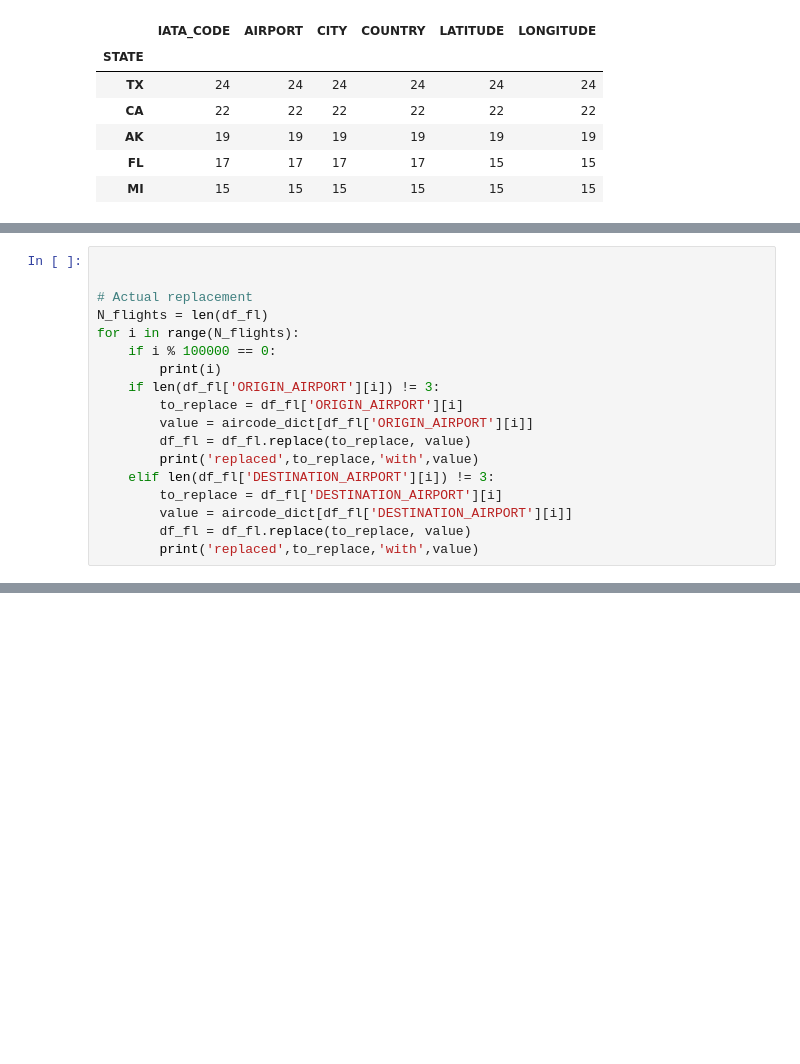
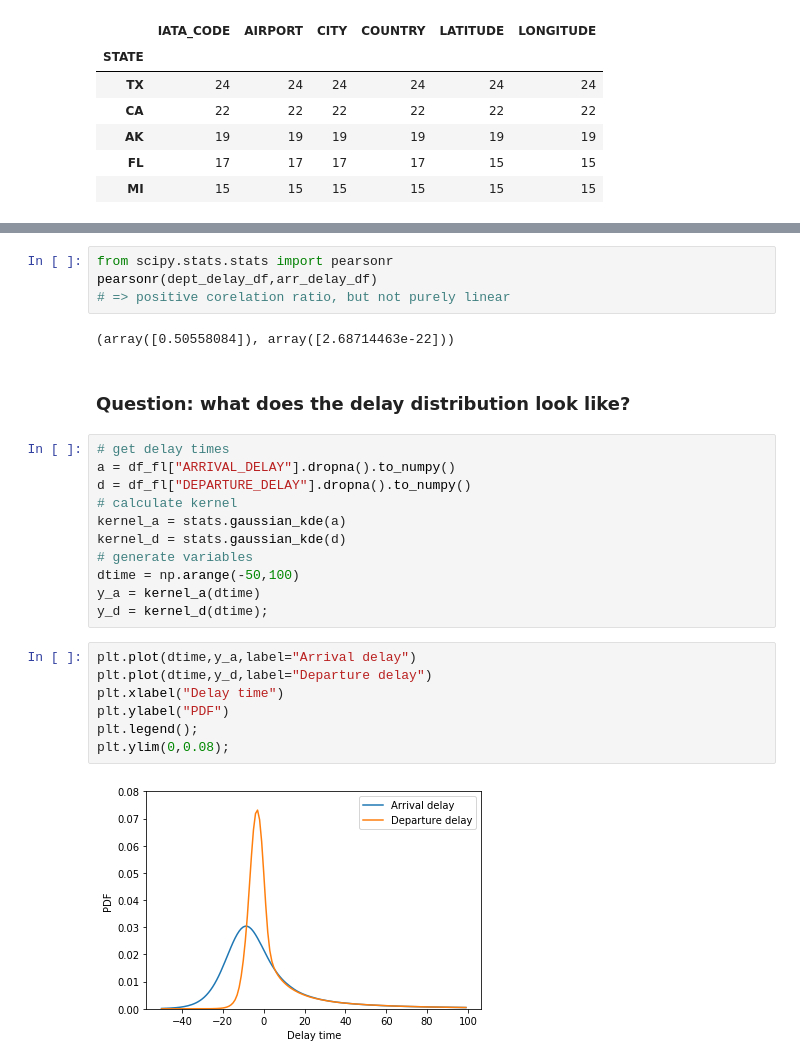
Before and after one commit to B4rtDC/CBNA, a Jupyter notebook: exporation.ipynb, the cells around one changed output, grey strips where cells are left out. Drawn from its saved outputs; the diff is of its cells as text; blank space fills up the shorter version.

```diff
--- a/exporation.ipynb
+++ b/exporation.ipynb
@@ -205,18 +115,0 @@ mymapper()
-# %%
-
-
-# Actual replacement
-N_flights = len(df_fl)
-for i in range(N_flights):
-    if i % 100000 == 0:
-        print(i)
-    if len(df_fl['ORIGIN_AIRPORT'][i]) != 3:
-        to_replace = df_fl['ORIGIN_AIRPORT'][i]
-        value = aircode_dict[df_fl['ORIGIN_AIRPORT'][i]]
-        df_fl = df_fl.replace(to_replace, value)
-        print('replaced',to_replace,'with',value)
-    elif len(df_fl['DESTINATION_AIRPORT'][i]) != 3:
-        to_replace = df_fl['DESTINATION_AIRPORT'][i]
-        value = aircode_dict[df_fl['DESTINATION_AIRPORT'][i]]
-        df_fl = df_fl.replace(to_replace, value)
-        print('replaced',to_replace,'with',value)
@@ -222,0 +174,28 @@ for i in range(N_flights):
+# %%
+from scipy.stats.stats import pearsonr
+pearsonr(dept_delay_df,arr_delay_df)
+# => positive corelation ratio, but not purely linear
+# %% [output]
+(array([0.50558084]), array([2.68714463e-22]))
+# %% [markdown]
+### Question: what does the delay distribution look like?
+# %%
+# get delay times
+a = df_fl["ARRIVAL_DELAY"].dropna().to_numpy()
+d = df_fl["DEPARTURE_DELAY"].dropna().to_numpy()
+# calculate kernel
+kernel_a = stats.gaussian_kde(a)
+kernel_d = stats.gaussian_kde(d)
+# generate variables
+dtime = np.arange(-50,100)
+y_a = kernel_a(dtime)
+y_d = kernel_d(dtime);
+# %%
+plt.plot(dtime,y_a,label="Arrival delay")
+plt.plot(dtime,y_d,label="Departure delay")
+plt.xlabel("Delay time")
+plt.ylabel("PDF")
+plt.legend();
+plt.ylim(0,0.08);
+# %% [output]
+[figure, added]
```
Also changed, not shown: parts of 26 cells of this notebook, 2 other files.
